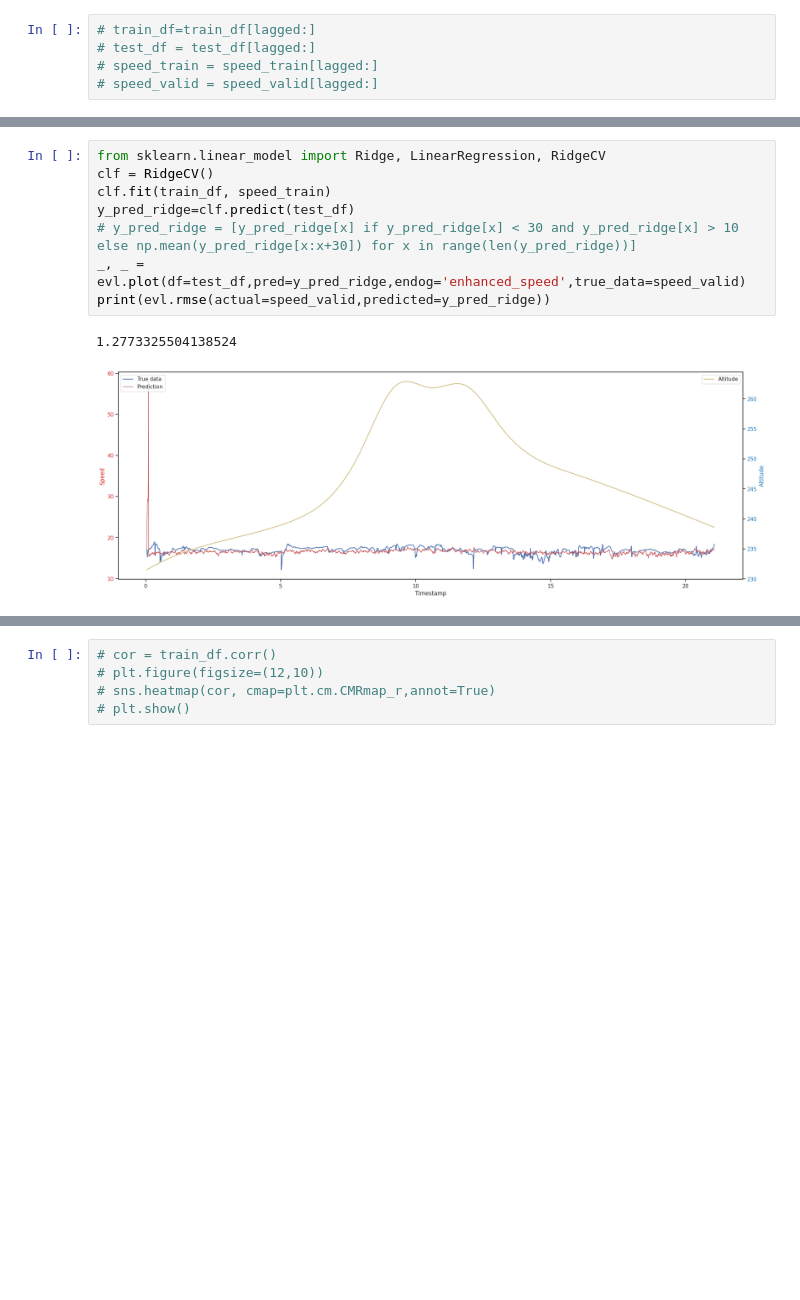
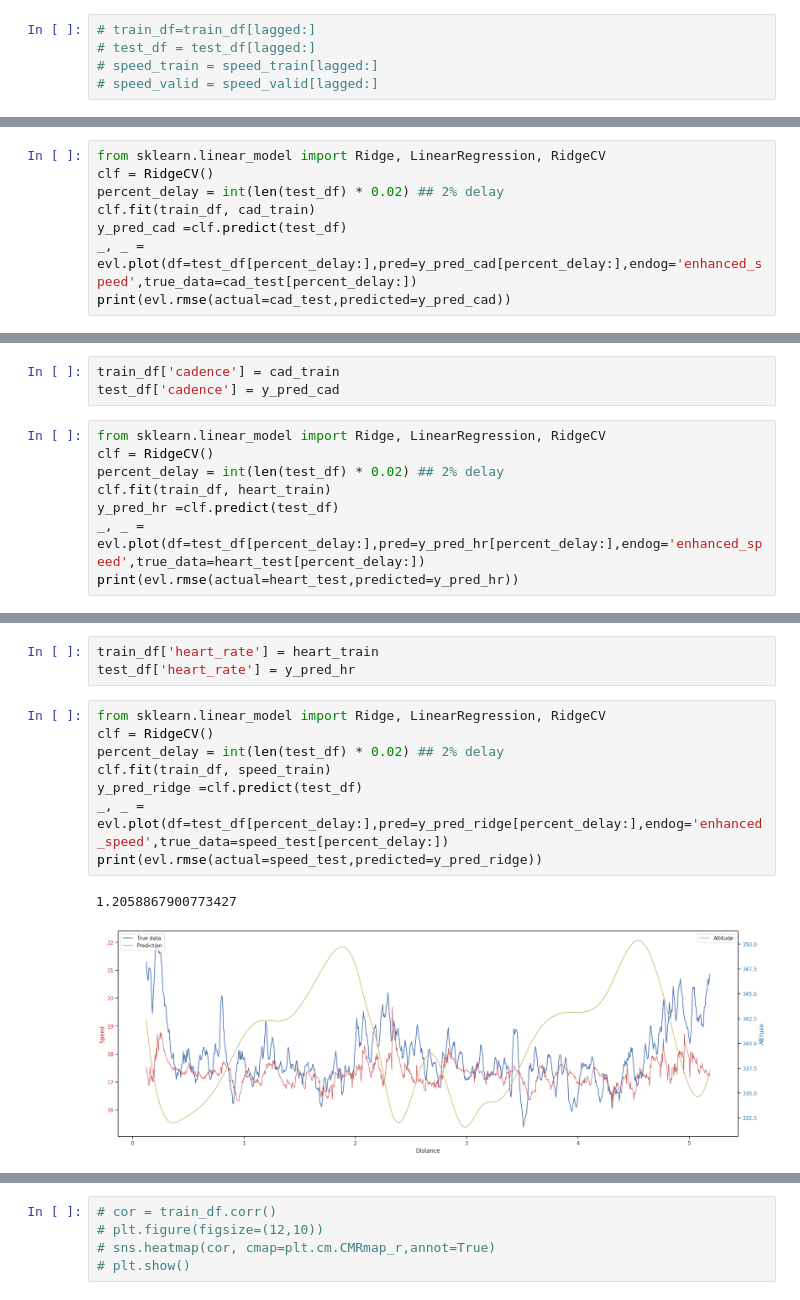
Before and after one commit to VojtaZahradnik/master_thesis, a Jupyter notebook: src/research/testing.ipynb, the cells around one changed output, grey strips where cells are left out. Cells and saved outputs as stored; diff of their text form; blank space fills up the shorter version.

```diff
--- a/src/research/testing.ipynb
+++ b/src/research/testing.ipynb
@@ -88,0 +121,8 @@ for colname in train_df.columns:
+# %%
+from sklearn.linear_model import Ridge, LinearRegression, RidgeCV
+clf = RidgeCV()
+percent_delay = int(len(test_df) * 0.02) ## 2% delay
+clf.fit(train_df, cad_train)
+y_pred_cad =clf.predict(test_df)
+_, _ = evl.plot(df=test_df[percent_delay:],pred=y_pred_cad[percent_delay:],endog='enhanced_speed',true_data=cad_test[percent_delay:])
+print(evl.rmse(actual=cad_test,predicted=y_pred_cad))
@@ -88,0 +132,11 @@ for colname in train_df.columns:
+# %%
+train_df['cadence'] = cad_train
+test_df['cadence'] = y_pred_cad
+# %%
+from sklearn.linear_model import Ridge, LinearRegression, RidgeCV
+clf = RidgeCV()
+percent_delay = int(len(test_df) * 0.02) ## 2% delay
+clf.fit(train_df, heart_train)
+y_pred_hr =clf.predict(test_df)
+_, _ = evl.plot(df=test_df[percent_delay:],pred=y_pred_hr[percent_delay:],endog='enhanced_speed',true_data=heart_test[percent_delay:])
+print(evl.rmse(actual=heart_test,predicted=y_pred_hr))
@@ -89,13 +146,16 @@ for colname in train_df.columns:
+# %%
+train_df['heart_rate'] = heart_train
+test_df['heart_rate'] = y_pred_hr
 # %%
 from sklearn.linear_model import Ridge, LinearRegression, RidgeCV
 clf = RidgeCV()
+percent_delay = int(len(test_df) * 0.02) ## 2% delay
 clf.fit(train_df, speed_train)
-y_pred_ridge=clf.predict(test_df)
-# y_pred_ridge = [y_pred_ridge[x] if y_pred_ridge[x] < 30 and y_pred_ridge[x] > 10 else np.mean(y_pred_ridge[x:x+30]) for x in range(len(y_pred_ridge))]
-_, _ = evl.plot(df=test_df,pred=y_pred_ridge,endog='enhanced_speed',true_data=speed_valid)
-print(evl.rmse(actual=speed_valid,predicted=y_pred_ridge))
+y_pred_ridge =clf.predict(test_df)
+_, _ = evl.plot(df=test_df[percent_delay:],pred=y_pred_ridge[percent_delay:],endog='enhanced_speed',true_data=speed_test[percent_delay:])
+print(evl.rmse(actual=speed_test,predicted=y_pred_ridge))
 # %% [output]
-1.2773325504138524
+1.2058867900773427
-[figure, old version]
+[figure, new version]
 # %%
 import math
```
Also changed, not shown: parts of 13 cells of this notebook, 8 other files.
